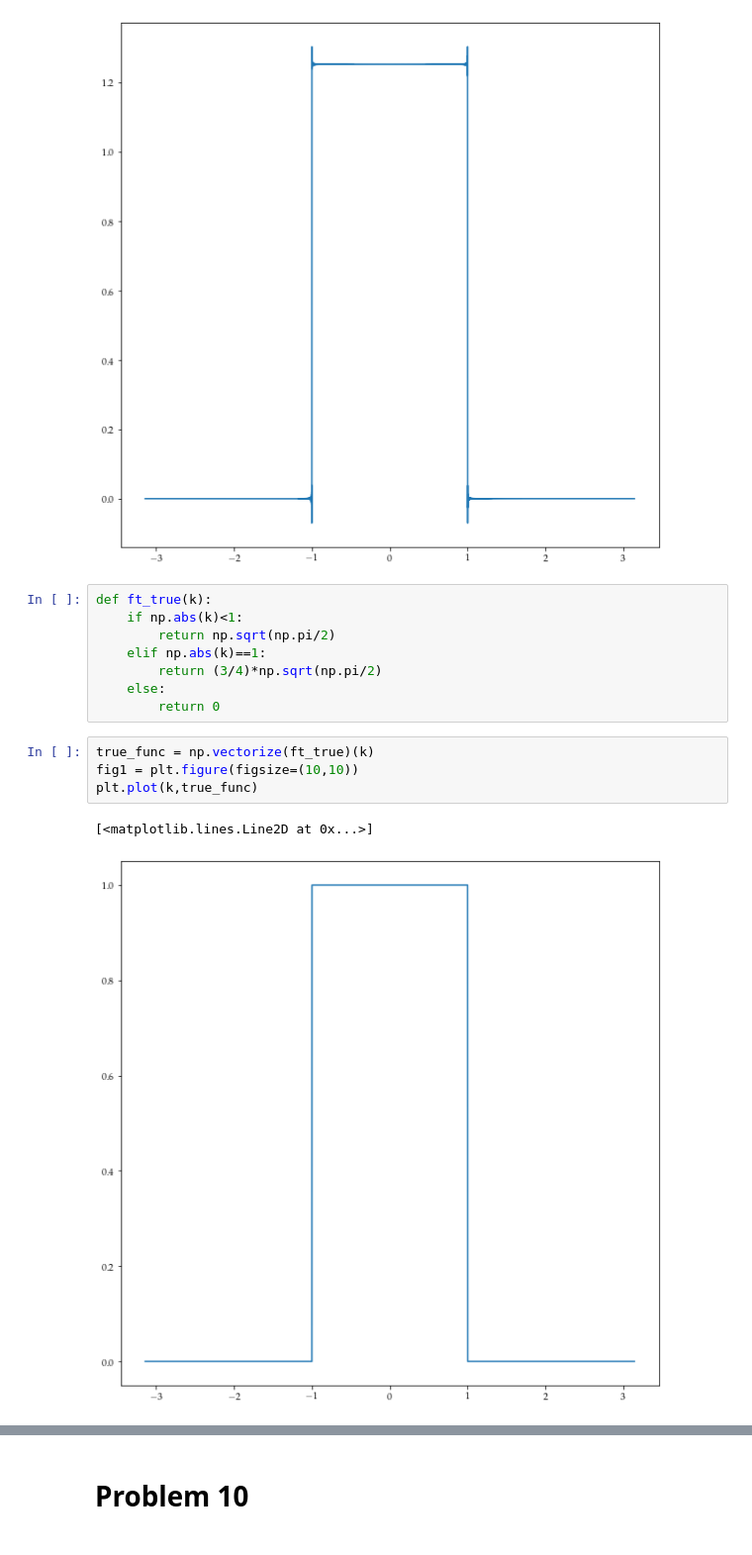
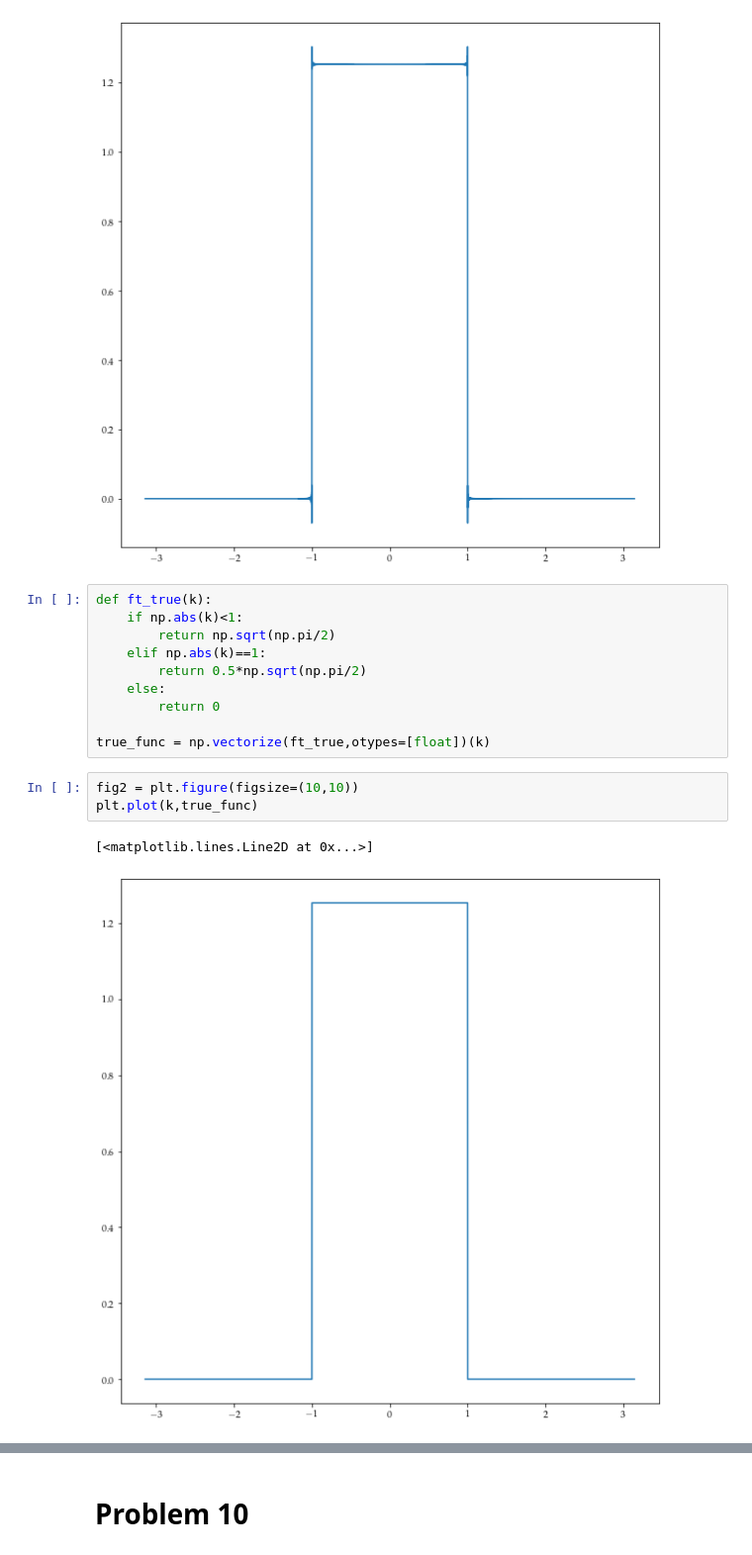
Before and after one commit to oven8/Computational-Physics-2024, a Jupyter notebook: Assignment 3/Sambit-Computational-Physics-A3.ipynb, the cells around one changed output, grey strips where cells are left out. Shown at 99% size. Saved outputs shown, nothing was run; the diff lists cells and outputs as text.

```diff
--- a/Assignment 3/Sambit-Computational-Physics-A3.ipynb
+++ b/Assignment 3/Sambit-Computational-Physics-A3.ipynb
@@ -40,13 +42,14 @@ def ft_true(k):
     if np.abs(k)<1:
         return np.sqrt(np.pi/2)
     elif np.abs(k)==1:
-        return (3/4)*np.sqrt(np.pi/2)
+        return 0.5*np.sqrt(np.pi/2)
     else:
         return 0
+
+true_func = np.vectorize(ft_true,otypes=[float])(k)
 # %%
-true_func = np.vectorize(ft_true)(k)
-fig1 = plt.figure(figsize=(10,10))
+fig2 = plt.figure(figsize=(10,10))
 plt.plot(k,true_func)
 # %% [output]
 [<matplotlib.lines.Line2D at 0x...>]
-[figure, old version]
+[figure, new version]
```
Also changed, not shown: parts of 27 cells of this notebook, 1 other file.
